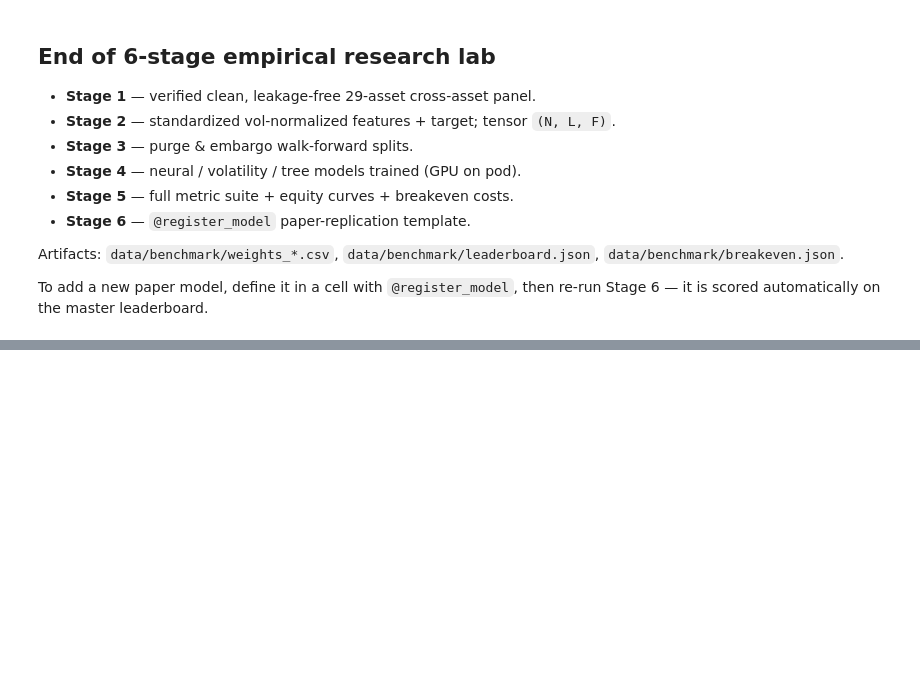
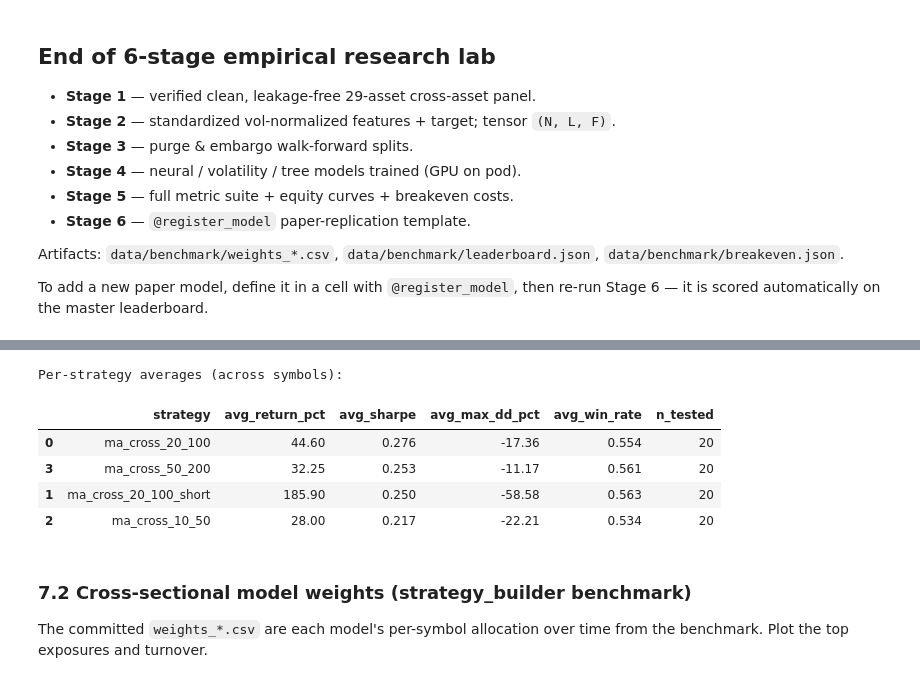
Before and after one commit to Priyatanshu2002/Quant-Dashboard, a Jupyter notebook: research/notebooks/01_empirical_research_lab.ipynb, the cells around one changed output, grey strips where cells are left out. Drawn from its saved outputs; the diff is of its cells as text; code cells hidden in the pictures; blank space fills up the shorter version.

```diff
--- a/research/notebooks/01_empirical_research_lab.ipynb
+++ b/research/notebooks/01_empirical_research_lab.ipynb
@@ -61,8 +65,13 @@ def _env_int(name, default):
         return default
 
 def _env_models(name, default):
-    raw = _cfg.get(name, os.environ.get(name, "")).strip()
-    return [m.strip() for m in raw.split(",") if m.strip()] or default
+    raw = _cfg.get(name, os.environ.get(name, ""))
+    if isinstance(raw, str):
+        raw = raw.strip()
+        return [m.strip() for m in raw.split(",") if m.strip()] or default
+    if isinstance(raw, list):
+        return [str(m).strip() for m in raw if str(m).strip()] or default
+    return default
 
 DEVICE = default_device()
 
@@ -565,0 +793,20 @@ re-run Stage 6 — it is scored automatically on the master leaderboard.
+# %%
+
+# ==== STAGE 7 : RESEARCH RESULTS VIEWER ====
+json_path = RESULTS / "01_ma_crossover_results.json"
+if json_path.exists():
+    d = json.load(open(json_path, encoding="utf-8"))
+    avg = d.get("per_strategy_avg", {})
+    rows = [{"strategy": k, **v} for k, v in avg.items()]
+    avg_df = pd.DataFrame(rows)
+    print("Per-strategy averages (across symbols):")
+    display(avg_df.sort_values("avg_sharpe", ascending=False))
+else:
+    print("01_ma_crossover_results.json not found")
+# %% [output]
+Per-strategy averages (across symbols):
+|  | strategy | avg_return_pct | avg_sharpe | avg_max_dd_pct | avg_win_rate | n_tested |
+| 0 | ma_cross_20_100 | 44.60 | 0.276 | -17.36 | 0.554 | 20 |
+| 3 | ma_cross_50_200 | 32.25 | 0.253 | -11.17 | 0.561 | 20 |
+| 1 | ma_cross_20_100_short | 185.90 | 0.250 | -58.58 | 0.563 | 20 |
+| 2 | ma_cross_10_50 | 28.00 | 0.217 | -22.21 | 0.534 | 20 |
@@ -565,0 +828,4 @@ re-run Stage 6 — it is scored automatically on the master leaderboard.
+# %% [markdown]
+### 7.2 Cross-sectional model weights (strategy_builder benchmark)
+
+The committed `weights_*.csv` are each model's per-symbol allocation over time from the benchmark. Plot the top exposures and turnover.
```
Also changed, not shown: parts of 24 cells of this notebook, 5 other files.
